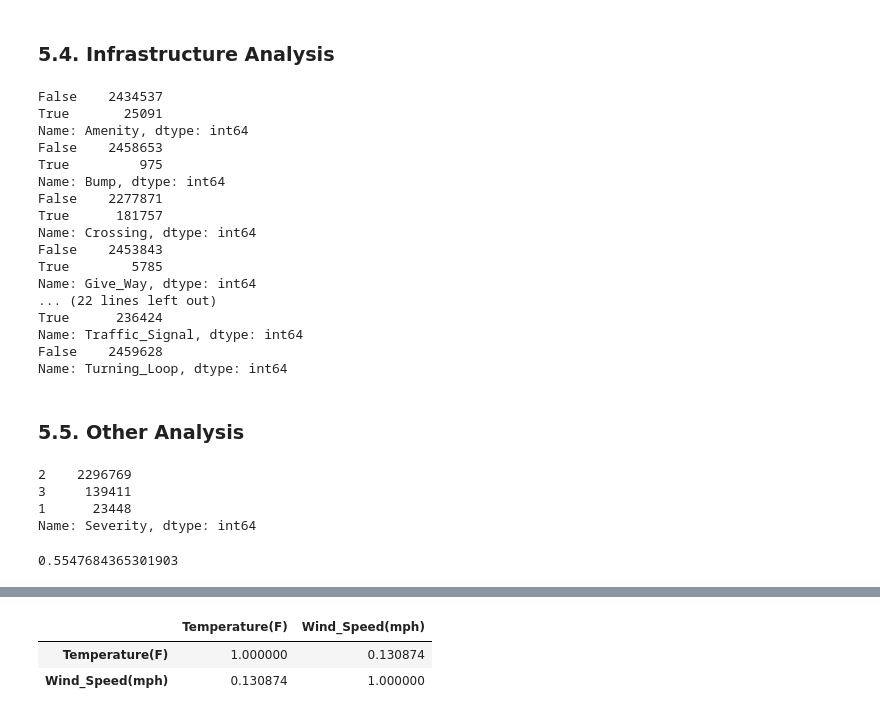
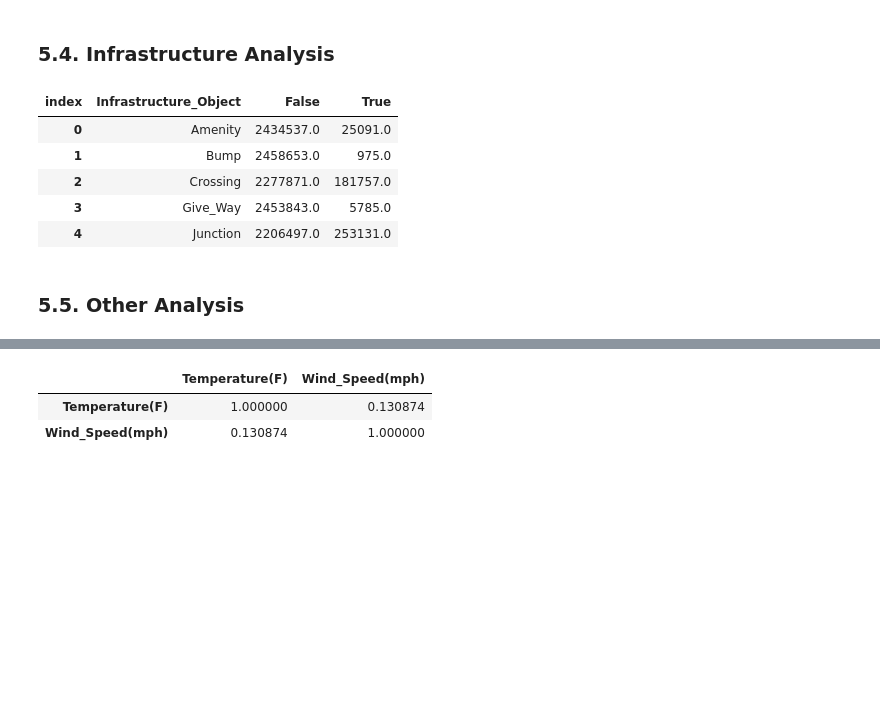
Before and after one commit to lyubol/Exploratory-Data-Analysis, a Jupyter notebook: EDA - US Accidents/US Accidents-checkpoint.ipynb, the cells around one changed output, grey strips where cells are left out. Drawn from its saved outputs; the diff is of its cells as text; code cells hidden in the pictures; blank space fills up the shorter version.

Commit message:
Updated Infrastructure Analysis and Other Analysis

```diff
--- a/EDA - US Accidents/US Accidents-checkpoint.ipynb
+++ b/EDA - US Accidents/US Accidents-checkpoint.ipynb
@@ -821,35 +821,3 @@ df_accidents_day_night
 | 1 | Night | 876160 | 35.6 |
 # %% [markdown]
 ### 5.4. Infrastructure Analysis
-# %%
-print(df["Amenity"].value_counts())
-print(df["Bump"].value_counts())
-print(df["Crossing"].value_counts())
-print(df["Give_Way"].value_counts())
-print(df["Junction"].value_counts())
-print(df["No_Exit"].value_counts())
-print(df["Railway"].value_counts())
-print(df["Roundabout"].value_counts())
-print(df["Station"].value_counts())
-print(df["Stop"].value_counts())
-print(df["Traffic_Calming"].value_counts())
-print(df["Traffic_Signal"].value_counts())
-print(df["Turning_Loop"].value_counts())
-# %% [output]
-False    2434537
-True       25091
-Name: Amenity, dtype: int64
-False    2458653
-True         975
-Name: Bump, dtype: int64
-False    2277871
-True      181757
-Name: Crossing, dtype: int64
-False    2453843
-True        5785
-Name: Give_Way, dtype: int64
-... (22 lines left out)
-True      236424
-Name: Traffic_Signal, dtype: int64
-False    2459628
-Name: Turning_Loop, dtype: int64
@@ -856,15 +879,21 @@ Name: Turning_Loop, dtype: int64
+# %%
+df_infrastructure_objects = (
+    df_infrastructure_objects
+    .pivot(
+        index="Infrastructure_Object",
+        columns="index",
+        values="Total"
+    )
+    .reset_index()
+)
+
+df_infrastructure_objects.head()
+# %% [output]
+| index | Infrastructure_Object | False | True |
+| 0 | Amenity | 2434537.0 | 25091.0 |
+| 1 | Bump | 2458653.0 | 975.0 |
+| 2 | Crossing | 2277871.0 | 181757.0 |
+| 3 | Give_Way | 2453843.0 | 5785.0 |
+| 4 | Junction | 2206497.0 | 253131.0 |
 # %% [markdown]
 ### 5.5. Other Analysis
-# %%
-df["Severity"].value_counts()
-# %% [output]
-2    2296769
-3     139411
-1      23448
-Name: Severity, dtype: int64
-# %%
-# Distance(mi) - The length of the road extent affected by the accident.
-
-df["Distance(mi)"].round(2).mean()
-# %% [output]
-0.5547684365301903
```
Also changed, not shown: parts of 7 cells of this notebook.
